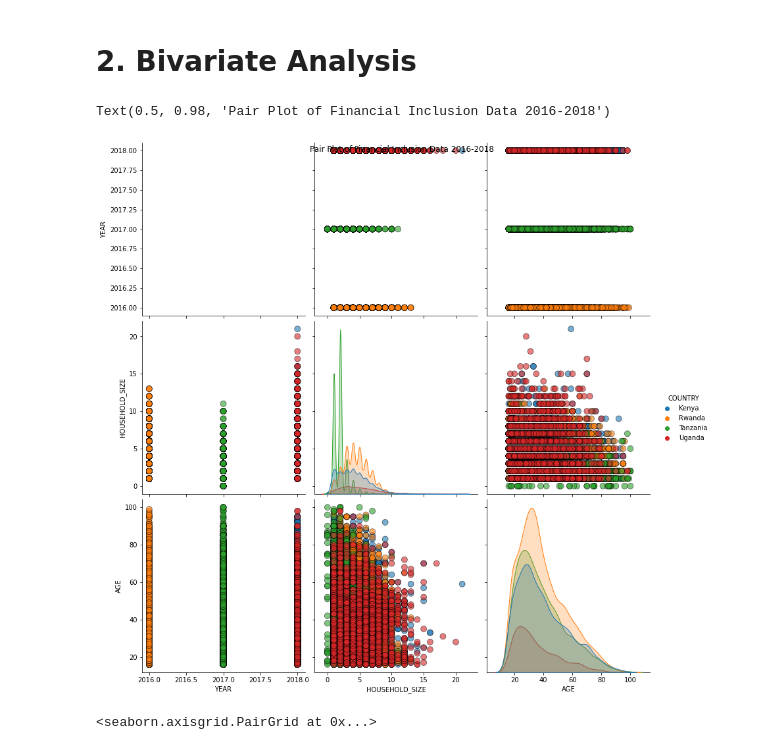
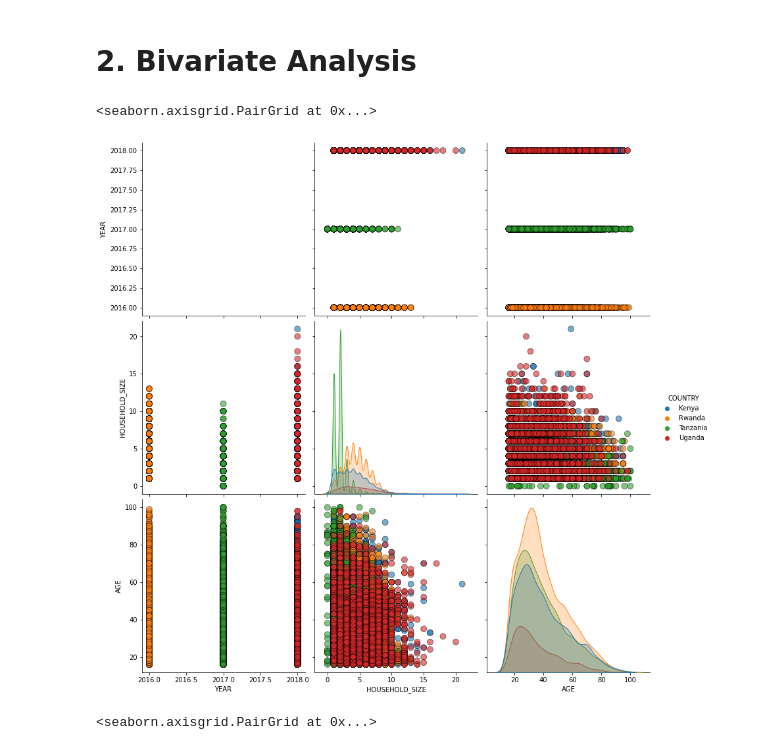
Before and after one commit to Obreintelly/EDA, a Jupyter notebook: Week_2_IP_Exploratory_Data_Analysis_Core.ipynb, the cells around one changed output. Drawn from its saved outputs; the diff is of its cells as text; code cells hidden in the pictures.

```diff
--- a/Week_2_IP_Exploratory_Data_Analysis_Core.ipynb
+++ b/Week_2_IP_Exploratory_Data_Analysis_Core.ipynb
@@ -475,13 +503,13 @@ all_no_account.describe()
 # %%
 #Crossplots
 
 sns.pairplot(finance_inclusion, hue='COUNTRY', diag_kind='kde',plot_kws = {'alpha': 0.6, 's': 80, 'edgecolor': 'k'},
-             size = 4 )
+             size= 4 )
 #Title
-plt.suptitle('Pair Plot of Financial Inclusion Data 2016-2018')
+#plt.suptitle('Pair Plot of Financial Inclusion Data 2016-2018', size=20)
 # %% [output]
-Text(0.5, 0.98, 'Pair Plot of Financial Inclusion Data 2016-2018')
+<seaborn.axisgrid.PairGrid at 0x...>
-[figure, old version]
+[figure, new version]
 # %%
 sns.pairplot(finance_inclusion, diag_kind='kde')
 # %% [output]
```
Also changed, not shown: parts of 12 cells of this notebook.
